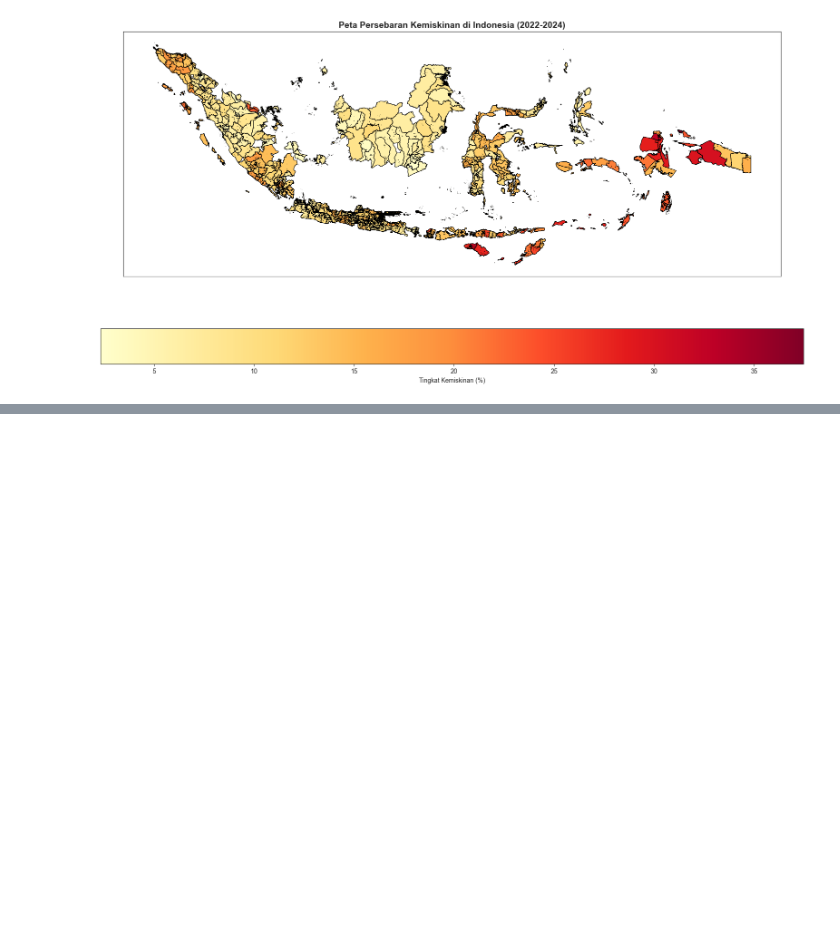
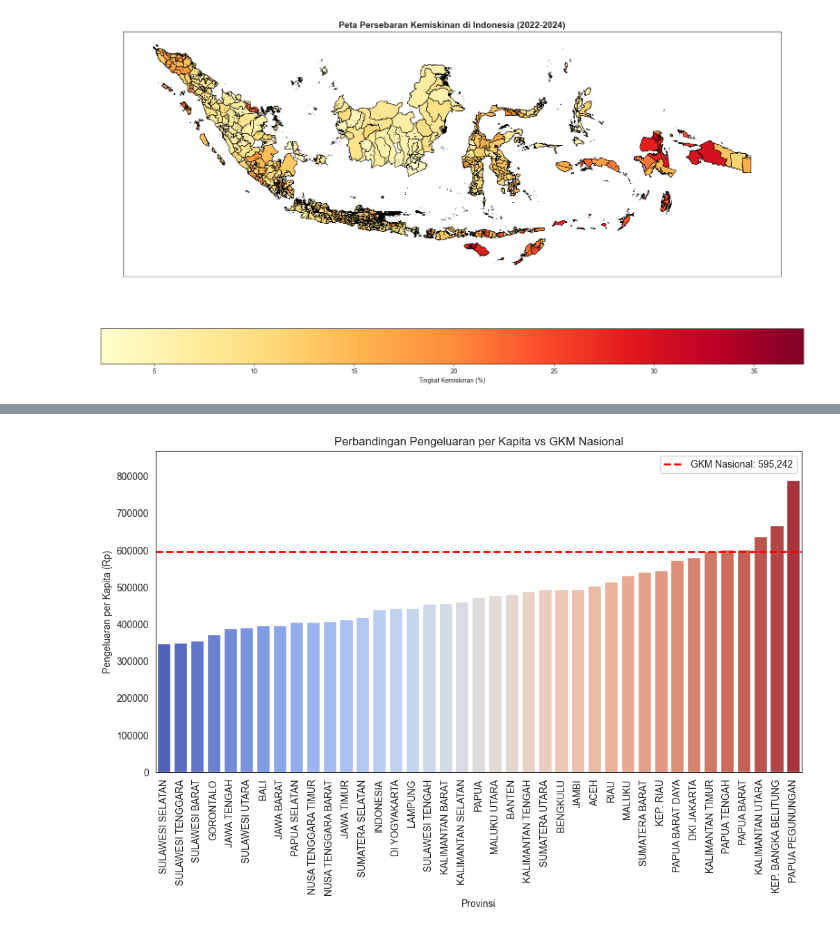
Before and after one commit to Ryanakml/ANALISIS-DAN-VISUALISASI-DATA-KEMISKINAN-INDONESIA-2022-2024, a Jupyter notebook: Persebaran Angka Kemiskinan Indonesia 2024.ipynb, the cells around one changed output, grey strips where cells are left out. Saved outputs shown, nothing was run; the diff lists cells and outputs as text; code cells hidden in the pictures; blank space fills up the shorter version.

```diff
--- a/Persebaran Angka Kemiskinan Indonesia 2024.ipynb
+++ b/Persebaran Angka Kemiskinan Indonesia 2024.ipynb
@@ -208,0 +557,4 @@ plt.show()
+# %%
+kelaparan_2024 = kelaparan_2024.dropna()
+
+kelaparan_2024.head()
@@ -208,0 +568,6 @@ plt.show()
+# %%
+kolom_tahun = ['Unnamed: 7', 'Unnamed: 8']
+for kolom in kolom_tahun:
+    kelaparan_2024[kolom] = pd.to_numeric(kelaparan_2024[kolom], errors='coerce')
+
+kelaparan_2024.info()
@@ -208,0 +592,5 @@ plt.show()
+# %%
+kelaparan_2024['PpK'] = ((kelaparan_2024['Unnamed: 7'] + kelaparan_2024['Unnamed: 8']) / 2).round(2)
+kelaparan_2024['Provinsi'] = kelaparan_2024['38 Provinsi']
+
+kelaparan_2024.tail()
@@ -208,0 +604,4 @@ plt.show()
+# %%
+kelaparan_2024 = kelaparan_2024[['Provinsi', 'PpK']]
+
+kelaparan_2024.tail()
@@ -208,0 +615,23 @@ plt.show()
+# %%
+gkm_nasional = 595242
+
+data_ppk = kelaparan_2024.sort_values(by="PpK", ascending=True)
+
+plt.figure(figsize=(12, 6))
+
+sns.barplot(data=data_ppk, x="Provinsi", y="PpK",  hue="Provinsi", palette="coolwarm")
+
+# batas gkm
+plt.axhline(y=gkm_nasional, color="red", linestyle="--", linewidth=2, label=f"GKM Nasional: {gkm_nasional:,}")
+
+# Tambahkan label dan judul
+plt.xticks(rotation=90)
+plt.xlabel("Provinsi")
+plt.ylabel("Pengeluaran per Kapita (Rp)")
+plt.title("Perbandingan Pengeluaran per Kapita vs GKM Nasional")
+
+plt.legend()
+plt.ylim(0, kelaparan_2024["PpK"].max() * 1.1)
+plt.show()
+# %% [output]
+[figure, added]
```
Also changed, not shown: parts of 31 cells of this notebook, 3 other files.
